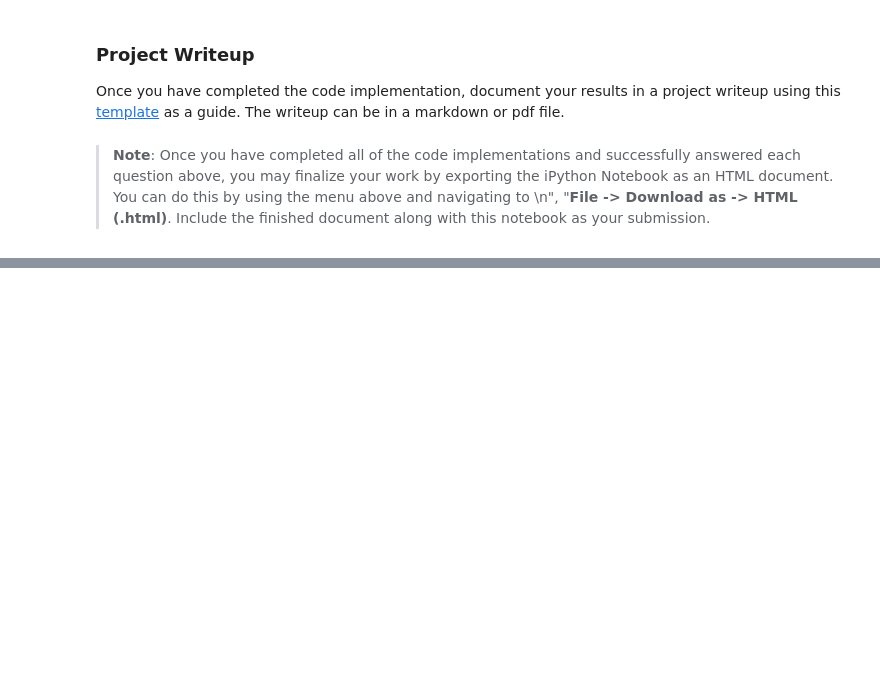
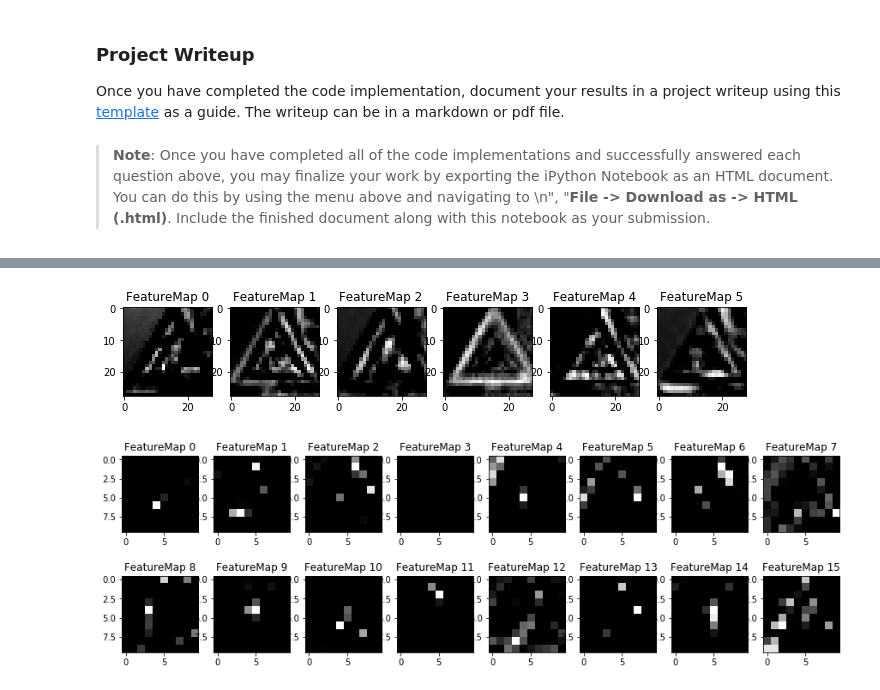
Before and after one commit to nihalsid/CarND-Traffic-Sign-Classifier-Project, a Jupyter notebook: Traffic_Sign_Classifier.ipynb, the cells around one changed output, grey strips where cells are left out. Cells and saved outputs as stored; diff of their text form; code cells hidden in the pictures; blank space fills up the shorter version.

```diff
--- a/Traffic_Sign_Classifier.ipynb
+++ b/Traffic_Sign_Classifier.ipynb
@@ -301,2 +329,11 @@ Validation Accuracy = 0.954
 
 Model saved
+# %%
+with tf.Session() as sess:
+    saver.restore(sess, './traffic_sign_cnn')
+    test_accuracy = evaluate(X_test_normalized, y_test)
+    print("Test Accuracy = {:.3f}".format(test_accuracy))
+    print()
+    train_accuracy = evaluate(X_train_normalized, y_train)
+    print("Test Accuracy = {:.3f}".format(train_accuracy))
+    print()
@@ -452,29 +506,37 @@ For an example of what feature map outputs look like, check out NVIDIA's results
 # %%
 ### Visualize your network's feature maps here.
 ### Feel free to use as many code cells as needed.
 
 # image_input: the test image being fed into the network to produce the feature maps
 # tf_activation: should be a tf variable name used during your training procedure that represents the calculated state of a specific weight layer
 # activation_min/max: can be used to view the activation contrast in more detail, by default matplot sets min and max to the actual min and max values of the output
 # plt_num: used to plot out multiple different weight feature map sets on the same block, just extend the plt number for each new feature map entry
 
 def outputFeatureMap(image_input, tf_activation, activation_min=-1, activation_max=-1 ,plt_num=1):
     # Here make sure to preprocess your image_input in a way your network expects
     # with size, normalization, ect if needed
-    # image_input =
+    image_input = normalize_data(image_input.astype(float))
     # Note: x should be the same name as your network's tensorflow data placeholder variable
     # If you get an error tf_activation is not defined it may be having trouble accessing the variable from inside a function
     activation = tf_activation.eval(session=sess,feed_dict={x : image_input})
     featuremaps = activation.shape[3]
     plt.figure(plt_num, figsize=(15,15))
     for featuremap in range(featuremaps):
-        plt.subplot(6,8, featuremap+1) # sets the number of feature maps to show on each row and column
+        plt.subplot(6, 8, featuremap+1) # sets the number of feature maps to show on each row and column
         plt.title('FeatureMap ' + str(featuremap)) # displays the feature map number
         if activation_min != -1 & activation_max != -1:
             plt.imshow(activation[0,:,:, featuremap], interpolation="nearest", vmin =activation_min, vmax=activation_max, cmap="gray")
         elif activation_max != -1:
             plt.imshow(activation[0,:,:, featuremap], interpolation="nearest", vmax=activation_max, cmap="gray")
         elif activation_min !=-1:
             plt.imshow(activation[0,:,:, featuremap], interpolation="nearest", vmin=activation_min, cmap="gray")
         else:
             plt.imshow(activation[0,:,:, featuremap], interpolation="nearest", cmap="gray")
+
+with tf.Session() as sess:
+    saver.restore(sess, './traffic_sign_cnn')
+    outputFeatureMap(np.reshape(test[1,:,:,:], (1, 32, 32, 3)), cnn_layers[0], plt_num=1)
+    outputFeatureMap(np.reshape(test[1,:,:,:], (1, 32, 32, 3)), cnn_layers[1], plt_num=2)
+# %% [output]
+[figure, added]
+[figure, added]
```
Also changed, not shown: parts of 11 cells of this notebook.
